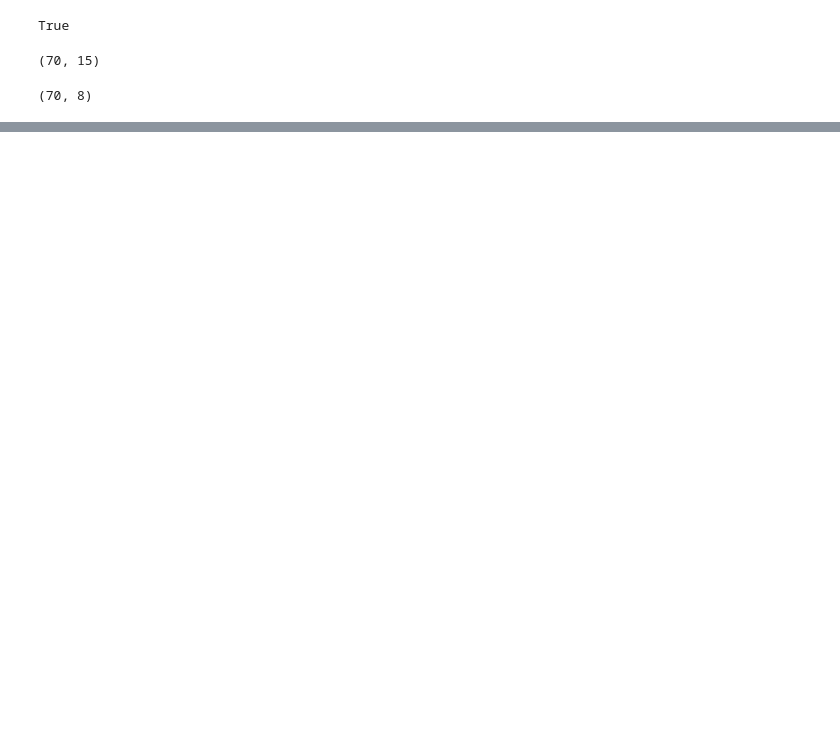
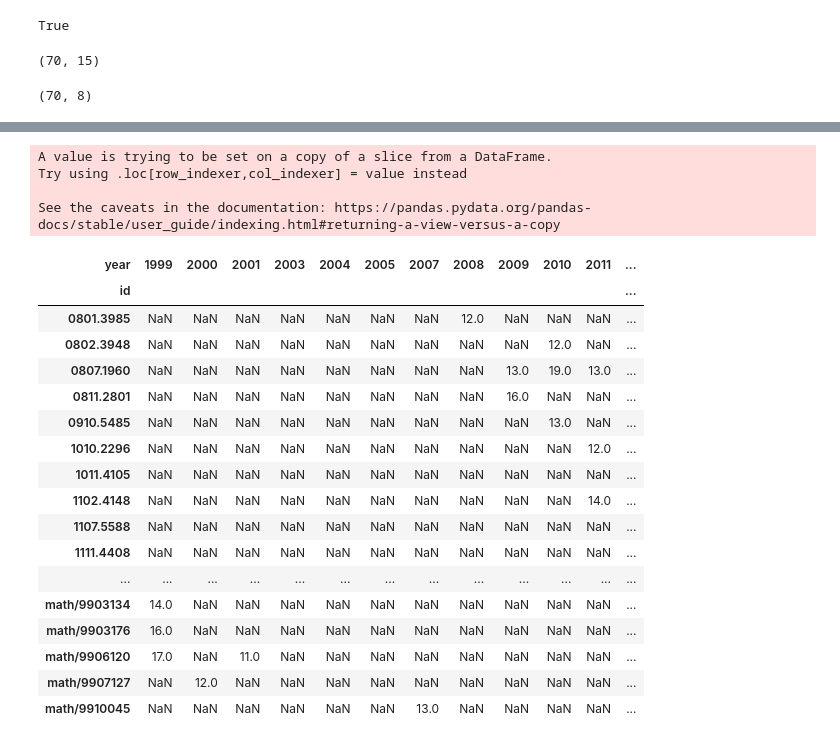
Before and after one commit to krishanr/mathjobs, a Jupyter notebook: notebooks/arxiv-taxonomy-e-top-influential-papers.ipynb, the cells around one changed output, grey strips where cells are left out. Drawn from its saved outputs; the diff is of its cells as text; code cells hidden in the pictures; blank space fills up the shorter version.

Commit message:
Comitting a functional but buggy app using treemaps. Next step is to use id as the cits pivot index instead of titleSmal to avoid collisions.

```diff
--- a/notebooks/arxiv-taxonomy-e-top-influential-papers.ipynb
+++ b/notebooks/arxiv-taxonomy-e-top-influential-papers.ipynb
@@ -1600,0 +1611,4 @@ _df.to_csv((project_dir / "data/web/arxiv-group-count.csv"), index=False)
+# %%
+path = ['all', 'Mathematics', 'Combinatorics']
+# %%
+cits = cits_full[(cits_full['group_name'] == path[1]) & (cits_full['category_name'] == path[2])]
@@ -1600,0 +1666,29 @@ _df.to_csv((project_dir / "data/web/arxiv-group-count.csv"), index=False)
+# %%
+cits['titleSmal'] = cits['title'].str[:30] + " ..."
+hm_cits = cits.pivot(index="id", columns="year",values="references")
+# %% [output]
+A value is trying to be set on a copy of a slice from a DataFrame.
+Try using .loc[row_indexer,col_indexer] = value instead
+
+See the caveats in the documentation: https://pandas.pydata.org/pandas-docs/stable/user_guide/indexing.html#returning-a-view-versus-a-copy
+# %%
+hm_cits
+# %% [output]
+| year | 1999 | 2000 | 2001 | 2003 | 2004 | 2005 | 2007 | 2008 | 2009 | 2010 | 2011 | ... |
+| id |  |  |  |  |  |  |  |  |  |  |  | ... |
+| 0801.3985 | NaN | NaN | NaN | NaN | NaN | NaN | NaN | 12.0 | NaN | NaN | NaN | ... |
+| 0802.3948 | NaN | NaN | NaN | NaN | NaN | NaN | NaN | NaN | NaN | 12.0 | NaN | ... |
+| 0807.1960 | NaN | NaN | NaN | NaN | NaN | NaN | NaN | NaN | 13.0 | 19.0 | 13.0 | ... |
+| 0811.2801 | NaN | NaN | NaN | NaN | NaN | NaN | NaN | NaN | 16.0 | NaN | NaN | ... |
+| 0910.5485 | NaN | NaN | NaN | NaN | NaN | NaN | NaN | NaN | NaN | 13.0 | NaN | ... |
+| 1010.2296 | NaN | NaN | NaN | NaN | NaN | NaN | NaN | NaN | NaN | NaN | 12.0 | ... |
+| 1011.4105 | NaN | NaN | NaN | NaN | NaN | NaN | NaN | NaN | NaN | NaN | NaN | ... |
+| 1102.4148 | NaN | NaN | NaN | NaN | NaN | NaN | NaN | NaN | NaN | NaN | 14.0 | ... |
+| 1107.5588 | NaN | NaN | NaN | NaN | NaN | NaN | NaN | NaN | NaN | NaN | NaN | ... |
+| 1111.4408 | NaN | NaN | NaN | NaN | NaN | NaN | NaN | NaN | NaN | NaN | NaN | ... |
+| ... | ... | ... | ... | ... | ... | ... | ... | ... | ... | ... | ... | ... |
+| math/9903134 | 14.0 | NaN | NaN | NaN | NaN | NaN | NaN | NaN | NaN | NaN | NaN | ... |
+| math/9903176 | 16.0 | NaN | NaN | NaN | NaN | NaN | NaN | NaN | NaN | NaN | NaN | ... |
+| math/9906120 | 17.0 | NaN | 11.0 | NaN | NaN | NaN | NaN | NaN | NaN | NaN | NaN | ... |
+| math/9907127 | NaN | 12.0 | NaN | NaN | NaN | NaN | NaN | NaN | NaN | NaN | NaN | ... |
+| math/9910045 | NaN | NaN | NaN | NaN | NaN | NaN | 13.0 | NaN | NaN | NaN | NaN | ... |
```
Also changed, not shown: parts of 12 cells of this notebook, 1 other file.
